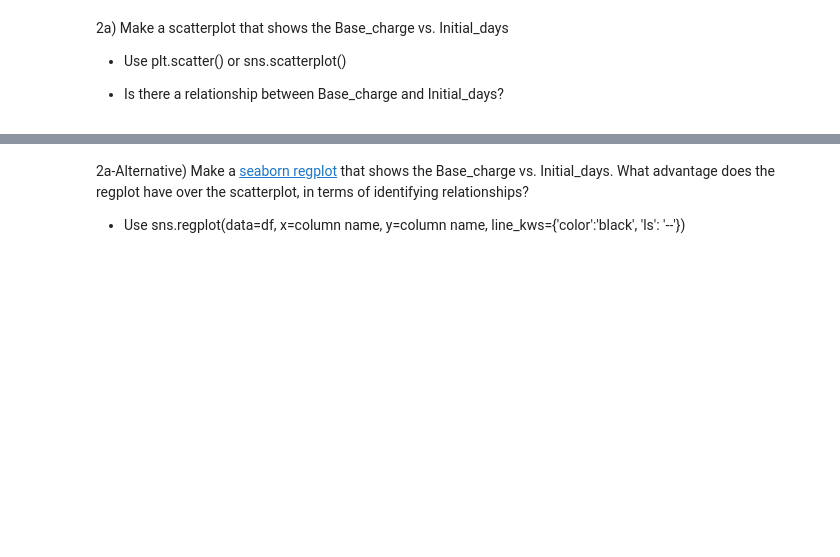
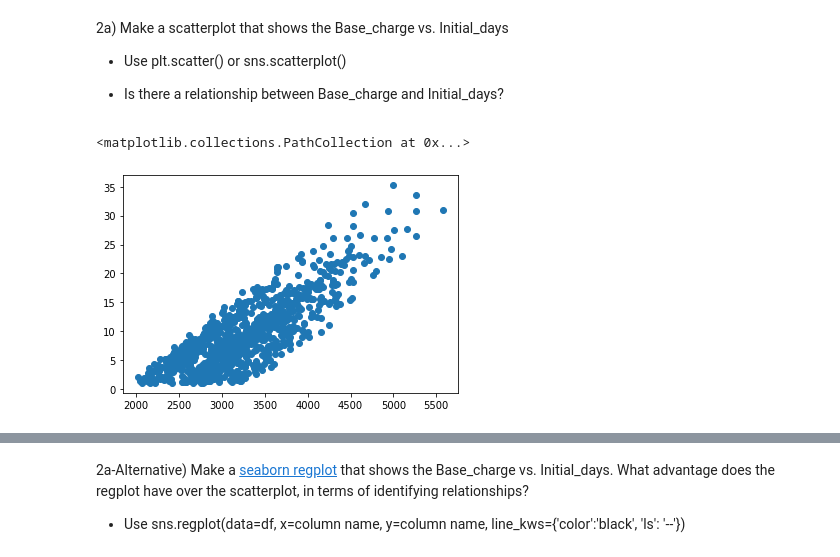
Before and after one commit to mvince33/Coding-Dojo, a Jupyter notebook: 06_20_Multivariate_Analysis.ipynb, the cells around one changed output, grey strips where cells are left out. Drawn from its saved outputs; the diff is of its cells as text; code cells hidden in the pictures; blank space fills up the shorter version.

```diff
--- a/06_20_Multivariate_Analysis.ipynb
+++ b/06_20_Multivariate_Analysis.ipynb
@@ -44,3 +54,7 @@ df.head()
 # %%
 # There is a positive correlation between initial days and base charge
 # matplotlib
+plt.scatter(df['Base_charge'], df['Initial_days'])
+# %% [output]
+<matplotlib.collections.PathCollection at 0x...>
+[figure, added]
```
Also changed, not shown: parts of 8 cells of this notebook.
